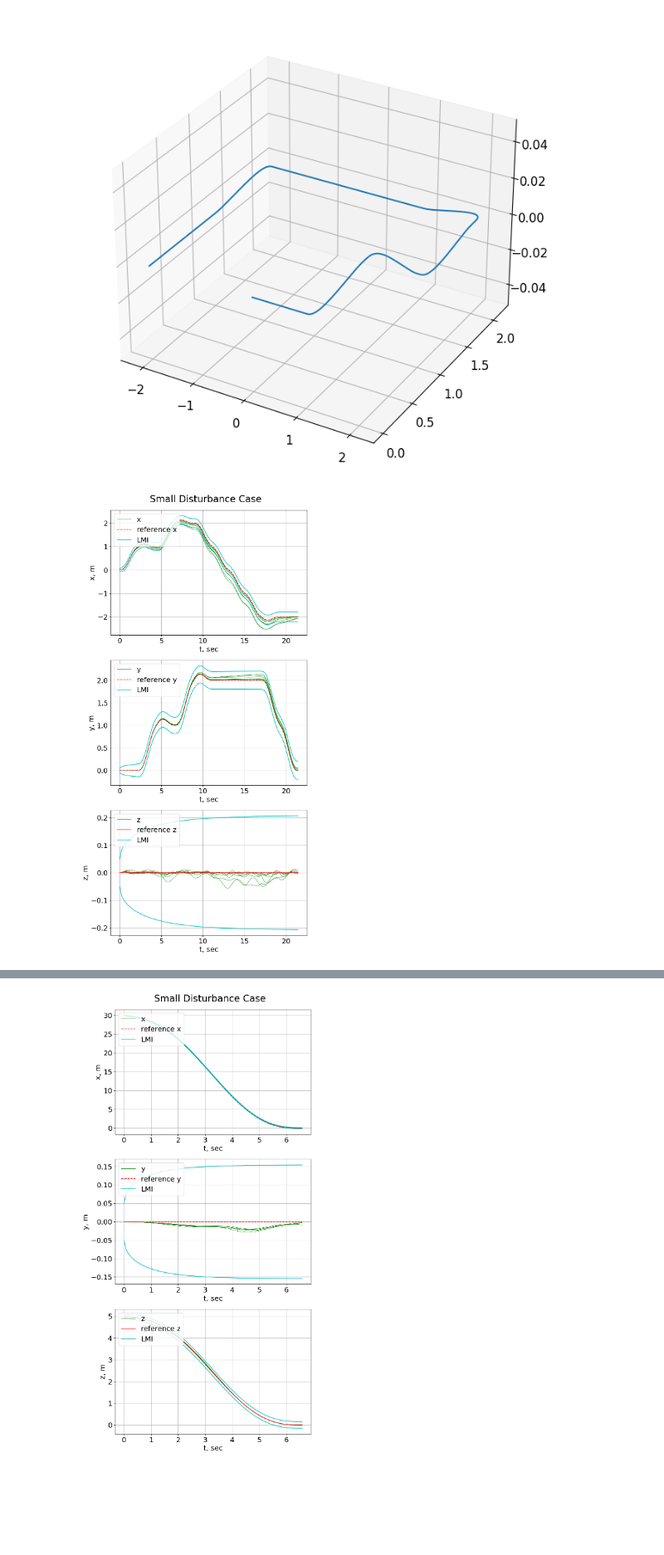
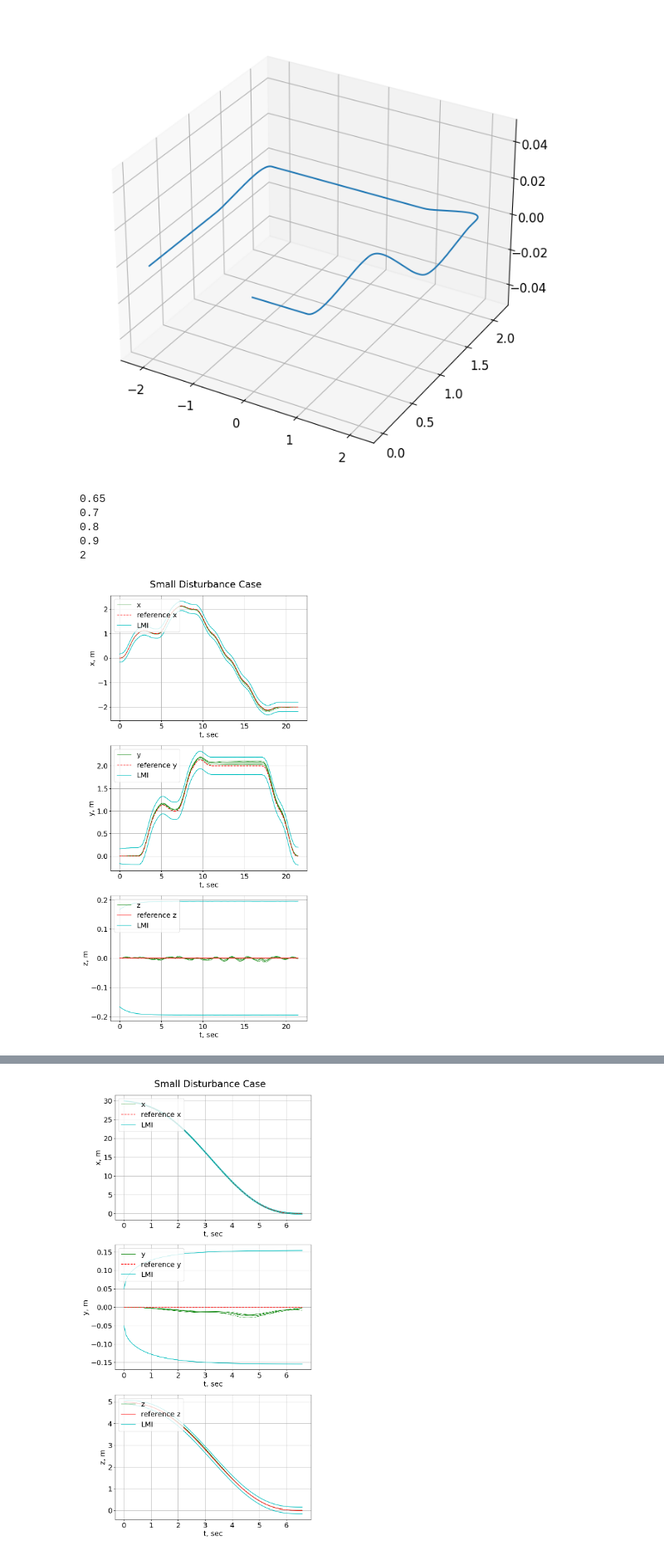
Before and after one commit to melodylylin/lie-dynamics, a Jupyter notebook: test.ipynb, the cells around one changed output, grey strips where cells are left out. Shown at 83% size. Drawn from its saved outputs; the diff is of its cells as text; code cells hidden in the pictures; blank space fills up the shorter version.

```diff
--- a/test.ipynb
+++ b/test.ipynb
@@ -10,16 +10,10 @@ from outer_bound import *
 # %%
-# omega1 = [-0.5, 0.5]
-# omega2 = [-0.5, 0.5]
-# omega3 = [-0.2, 0.2]
-# ax = 5
-# ay = 5
-# az = 5
-omega1 = [-0.1, 0.1]
+omega1 = [-0.5, 0.5]
 omega2 = [-0.5, 0.5]
-omega3 = [-0.1, 0.1]
-ax = 5
-ay = 5
-az = 5
+omega3 = [-0.2, 0.2]
+omega1_land = [-0.1, 0.1]
+omega2_land = [-0.5, 0.5]
+omega3_land = [-0.1, 0.1]
 # %%
 sol = find_omega_invariant_set(omega1, omega2, omega3)
 P = sol['P']
@@ -30,4 +24,4 @@ points, val = omega_invariant_set_points(sol, 2, .01, beta)
 # %%
-omegabound = omega_bound(omega1, omega2, omega3, 0.01, beta) # result for inner bound
+omegabound = omega_bound(omega1, omega2, omega3, 0.1, beta) # result for inner bound
 print(omegabound)
 # %% [output]
@@ -35,6 +29,6 @@ print(omegabound)
 # %%
-# sol_LMI = find_se23_invariant_set([1.5, -1.5], [1.5, -1.5], [-9.8], omega1, omega2, omega3, 0.2) # a, omega, alpha (note that alpha has to be try and error to find a feasible one)
-sol_LMI = find_se23_invariant_set([4, -4], [0.1], [-10.5, -9], omega1, omega2, omega3, 0.8) # a, omega, alpha (note that alpha has to be try and error to find a feasible one)
+sol_LMI = find_se23_invariant_set([1.5, -1.5], [1.5, -1.5], [-9.8], omega1, omega2, omega3, 0.8) # a, omega, alpha (note that alpha has to be try and error to find a feasible one)
+sol_LMI_land = find_se23_invariant_set([4, -4], [0.1], [-10.5, -9], omega1_land, omega2_land, omega3_land, 0.8) # a, omega, alpha (note that alpha has to be try and error to find a feasible one)
 # %% [output]
 0.8
 optimal
@@ -194,8 +189,13 @@ for i in range(0,n):
     ib[5] = rz + ib[5]
     bound_s[:,i] = ib
 # %%
-freq = [0.5, 0.6, 0.7, 0.8, 0.9]
-ro1, ro2, ro3 = plot_rover_sim(freq, ref, 0.1, 0.01, bound_s)
+freq = [0.65,0.7,0.8,0.9,2]#[0.7, 0.75, 0.8, 0.85, 0.9, 0.95]
+ro1, ro2, ro3 = plot_rover_sim(freq, ref, 0.05, 0.01, bound_s)
 # %% [output]
+0.65
+0.7
+0.8
+0.9
+2
-[figure, old version]
+[figure, new version]
 # %%
```
Also changed, not shown: parts of 11 cells of this notebook, 14 other files.
